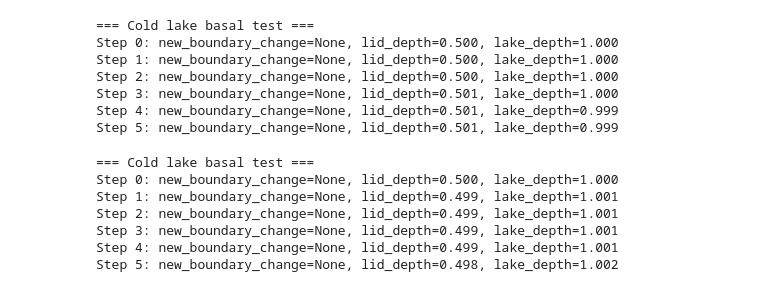
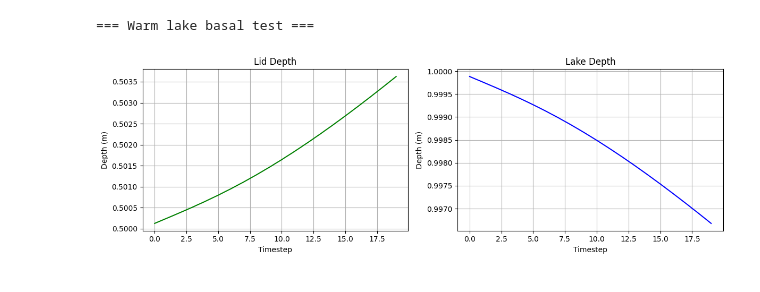
Before and after one commit to sarahshannon-uor/monarchs_jules, a Jupyter notebook: idealised_tests/lid_test_basal.ipynb, the cells around one changed output. Cells and saved outputs as stored; diff of their text form; code cells hidden in the pictures.

Commit message:
test harness for lid basal melt

```diff
--- a/idealised_tests/lid_test_basal.ipynb
+++ b/idealised_tests/lid_test_basal.ipynb
@@ -48,53 +56,55 @@ def make_basal_test_cell(lid_depth=0.5, lake_temp=274.5):
         "vert_grid_lake": 20,
     }
 # %%
+import matplotlib.pyplot as plt
+
 def run_basal_test(cell, steps=6, dt=3600.0):
+    lid_depths = []
+    lake_depths = []
+
     for step in range(steps):
-        new_boundary_change = lid_functions.lid_development(
+        lid_functions.lid_development(
             cell, dt,
             LW_in=0.0,
             SW_in=0.0,
             T_air=273.15,
             p_air=1.0e5,
             T_dp=273.15,
             wind=0.0,
         )
-        if new_boundary_change is None:
-            print(
-                f"Step {step}: "
-                f"new_boundary_change=None, "
-                f"lid_depth={cell['lid_depth']:.3f}, "
-                f"lake_depth={cell['lake_depth']:.3f}"
-            )
-        else:
-            print(
-                f"Step {step}: "
-                f"new_boundary_change={new_boundary_change:.6f}, "
-                f"lid_depth={cell['lid_depth']:.3f}, "
-                f"lake_depth={cell['lake_depth']:.3f}"
-            )
 
-# === Cold lake (growth) ===
+        lid_depths.append(cell["lid_depth"])
+        lake_depths.append(cell["lake_depth"])
+
+        #print(
+        #    f"Step {step}: "
+        #    f"lid_depth={cell['lid_depth']:.6f}, "
+        #    f"lake_depth={cell['lake_depth']:.6f}"
+        #)
+
+    # --- Side-by-side plots ---
+    fig, axs = plt.subplots(1, 2, figsize=(12, 4), sharex=True)
+
+    axs[0].plot(range(steps), lid_depths, color="green")
+    axs[0].set_title("Lid Depth")
+    axs[0].set_xlabel("Timestep")
+    axs[0].set_ylabel("Depth (m)")
+    axs[0].grid(True)
+
+    axs[1].plot(range(steps), lake_depths, color="blue")
+    axs[1].set_title("Lake Depth")
+    axs[1].set_xlabel("Timestep")
+    axs[1].set_ylabel("Depth (m)")
+    axs[1].grid(True)
+
+    plt.tight_layout()
+    plt.show()
+
+
+# === Warm lake ===
 print("=== Warm lake basal test ===")
-cell_cold = make_basal_test_cell(lid_depth=0.5, lake_temp=274.5)
-run_basal_test(cell_cold)
+cell_warm = make_basal_test_cell(lid_depth=0.5, lake_temp=274.5)
+run_basal_test(cell_warm, steps=20)
 # %% [output]
-=== Cold lake basal test ===
-Step 0: new_boundary_change=None, lid_depth=0.500, lake_depth=1.000
-Step 1: new_boundary_change=None, lid_depth=0.500, lake_depth=1.000
-Step 2: new_boundary_change=None, lid_depth=0.500, lake_depth=1.000
-Step 3: new_boundary_change=None, lid_depth=0.501, lake_depth=1.000
-Step 4: new_boundary_change=None, lid_depth=0.501, lake_depth=0.999
-Step 5: new_boundary_change=None, lid_depth=0.501, lake_depth=0.999
+=== Warm lake basal test ===
+[figure, added]
-# %%
-print("=== Cold lake basal test ===")
-cell_cold = make_basal_test_cell(lid_depth=0.5, lake_temp=273.05)
-run_basal_test(cell_cold)
-# %% [output]
-=== Cold lake basal test ===
-Step 0: new_boundary_change=None, lid_depth=0.500, lake_depth=1.000
-Step 1: new_boundary_change=None, lid_depth=0.499, lake_depth=1.001
-Step 2: new_boundary_change=None, lid_depth=0.499, lake_depth=1.001
-Step 3: new_boundary_change=None, lid_depth=0.499, lake_depth=1.001
-Step 4: new_boundary_change=None, lid_depth=0.499, lake_depth=1.001
-Step 5: new_boundary_change=None, lid_depth=0.498, lake_depth=1.002
```
Also changed, not shown: parts of 3 cells of this notebook.
